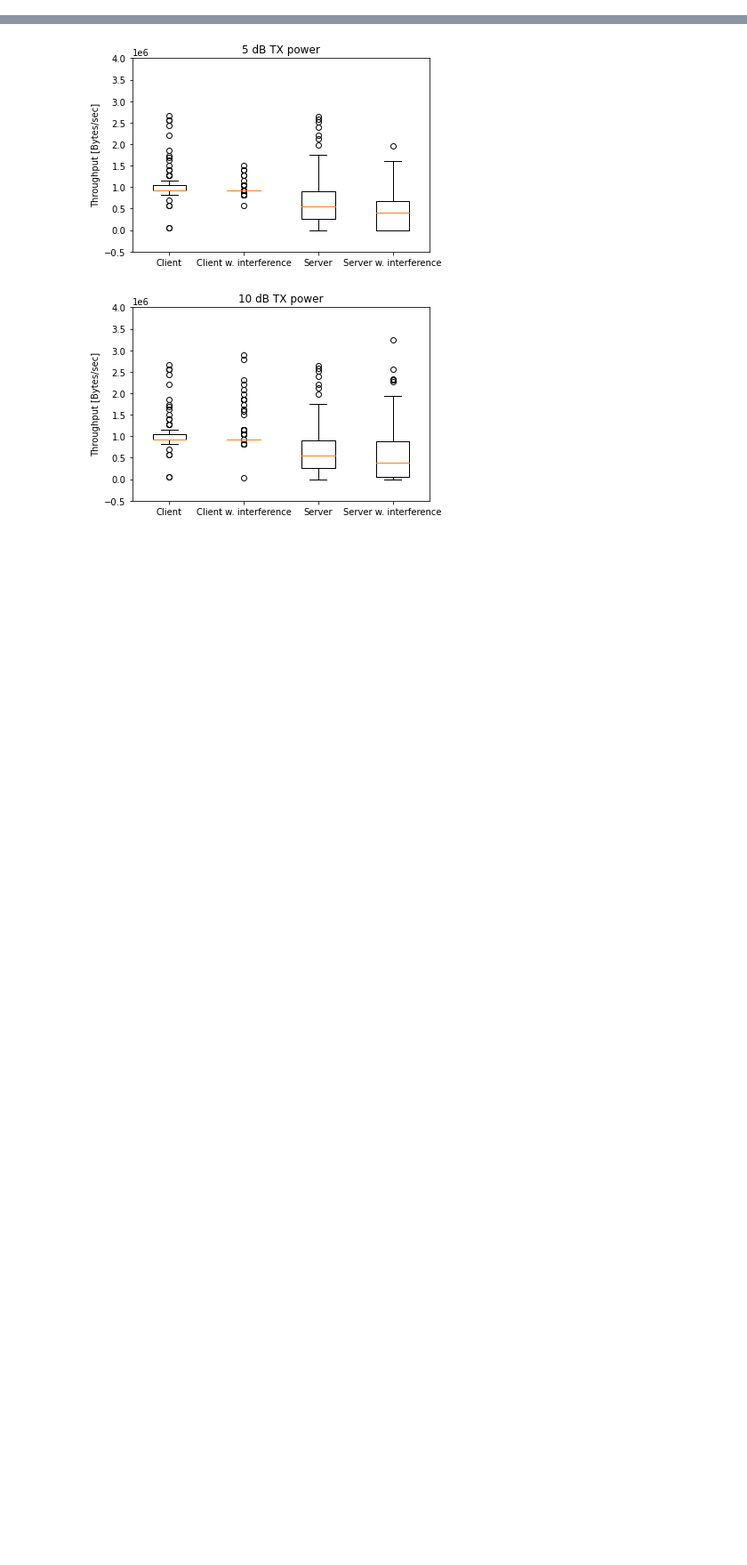
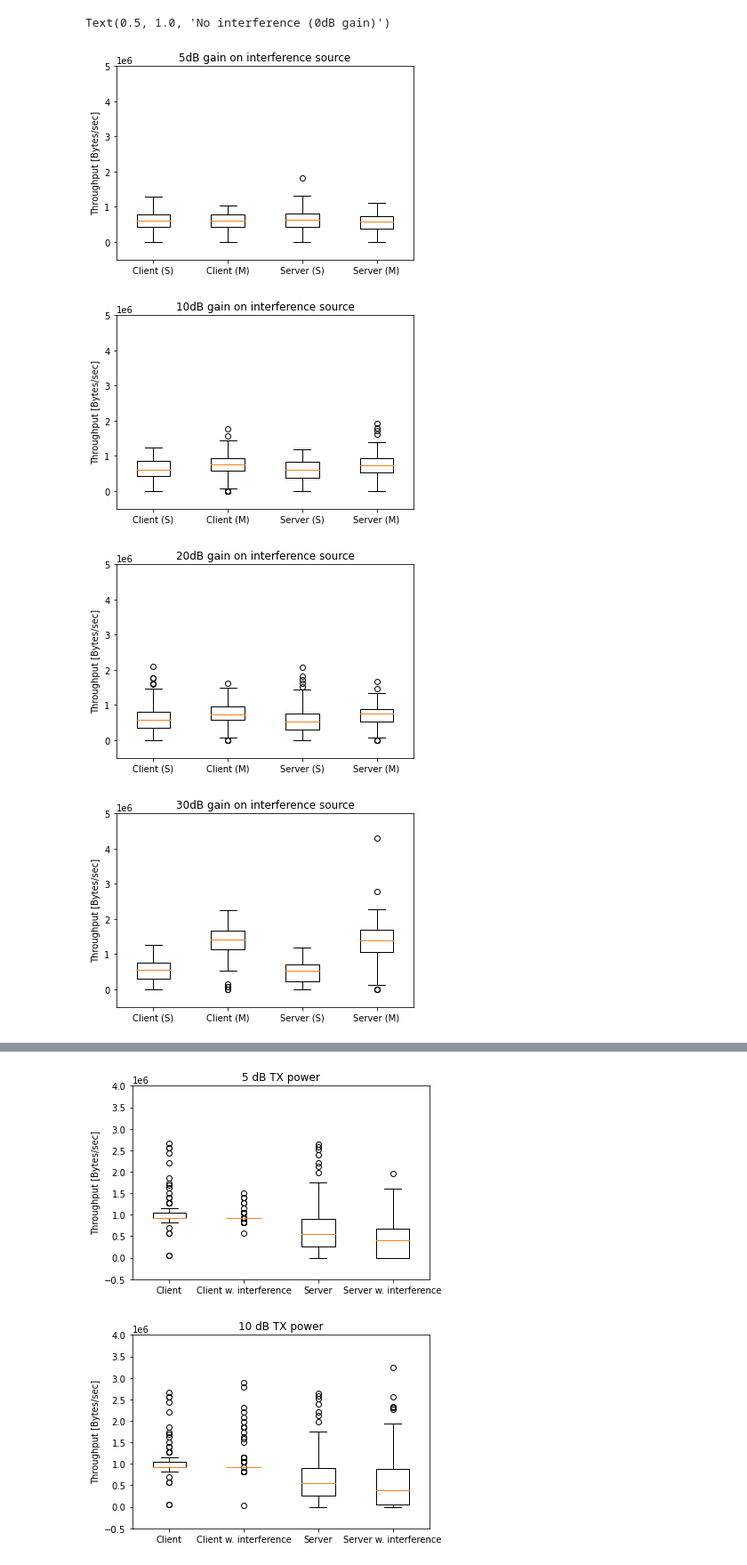
Before and after one commit to k00ziex/MastersThesis_FANETs_Fall_2022, a Jupyter notebook: Data_processing/Data_Visualization.ipynb, the cells around one changed output, grey strips where cells are left out. Shown at 89% size. Drawn from its saved outputs; the diff is of its cells as text; code cells hidden in the pictures; blank space fills up the shorter version.

Commit message:
Addition of throughput boxplots for Mesh config

```diff
--- a/Data_processing/Data_Visualization.ipynb
+++ b/Data_processing/Data_Visualization.ipynb
@@ -1013,0 +1082,51 @@ scatter_plot_iperf_bitrate(distance_interference_iperf_files,y_label,x_label,x_a
+# %%
+mesh_single_interference_file_iperf = "../Mesh Configuration/Interference_1/Dongle/iperf_results_"
+mesh_single_interference_iperf_files = [
+                                    mesh_single_interference_file_iperf + "5G.txt",
+                                    mesh_single_interference_file_iperf + "10G.txt",
+                                    mesh_single_interference_file_iperf + "20G.txt",
+                                    mesh_single_interference_file_iperf + "30G.txt",
+                                    mesh_single_interference_file_iperf + "40G.txt",
+                                    ]
+mesh_multi_interference_file_iperf = "../Mesh Configuration/Interference_2/Dongle/iperf_results_"
+mesh_multi_interference_iperf_files = [
+                                    mesh_multi_interference_file_iperf + "5G.txt",
+                                    mesh_multi_interference_file_iperf + "10G.txt",
+                                    mesh_multi_interference_file_iperf + "20G.txt",
+                                    mesh_multi_interference_file_iperf + "30G.txt",
+                                    mesh_multi_interference_file_iperf + "40G.txt",
+                                    ]
+
+boxplot_titles = ['5dB', '10dB', '20dB', '30dB', '40dB']
+
+
+for single_filename, multi_filename, title in zip(mesh_single_interference_iperf_files, mesh_multi_interference_iperf_files, boxplot_titles):
+    single_client_data, single_server_data = prepare_boxplot_data(single_filename)
+    multi_client_data, multi_server_data = prepare_boxplot_data(multi_filename)
+    data_dict = {'Client (S)': single_client_data, 'Client (M)': multi_client_data,
+                    'Server (S)': single_server_data, 'Server (M)': multi_server_data
+                    }
+
+    fig, ax = plt.subplots()
+    ax.set_ylim(-500000, 5000000)
+    ax.boxplot(data_dict.values())
+    ax.set_xticklabels(data_dict.keys())
+    ax.set_ylabel('Throughput [Bytes/sec]')
+    ax.set_title(title + ' gain on interference source')
+
+mesh_no_int_client_data, mesh_no_int_server_data = prepare_boxplot_data("../Mesh Configuration/No Interference/Dongle/iperf_results.txt")
+fig_no_int, ax_no_int = plt.subplots()
+data_dict_no_int = {'Client': mesh_no_int_client_data,
+             'Server': mesh_no_int_server_data
+            }
+ax_no_int.set_ylim(-500000, 5000000)
+ax_no_int.boxplot(data_dict_no_int.values())
+ax_no_int.set_xticklabels(data_dict_no_int.keys())
+ax_no_int.set_ylabel('Throughput [Bytes/sec]')
+ax_no_int.set_title('No interference (0dB gain)')
+# %% [output]
+Text(0.5, 1.0, 'No interference (0dB gain)')
+[figure, added]
+[figure, added]
+[figure, added]
+[figure, added]
```
Also changed, not shown: parts of 30 cells of this notebook.
